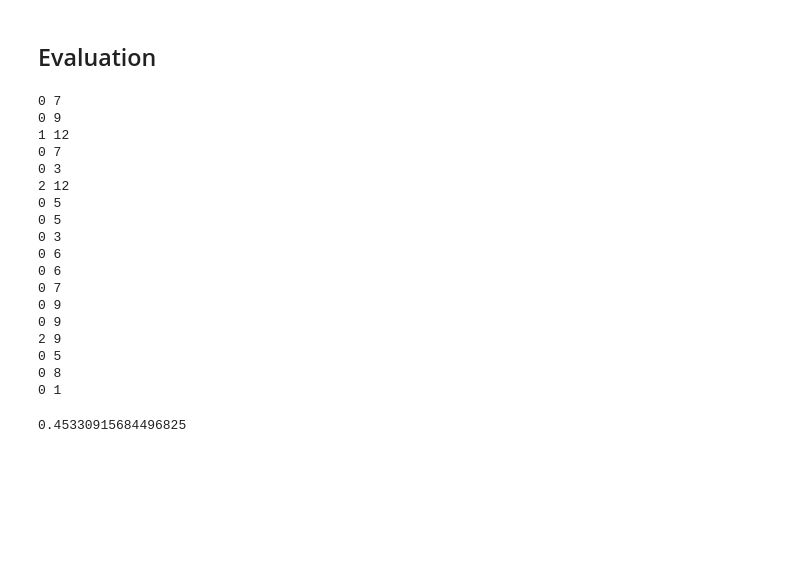
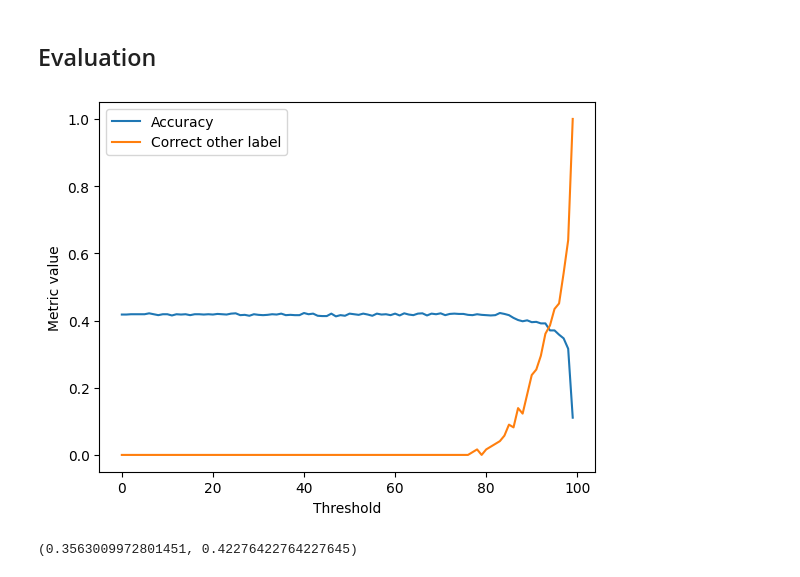
Before and after one commit to AbhinavJindl/open-set-emotion-recognition, a Jupyter notebook: Notebooks/main.ipynb, the cells around one changed output. Saved outputs shown, nothing was run; the diff lists cells and outputs as text; code cells hidden in the pictures; blank space fills up the shorter version.

Commit message:
Added some graphs to visualize the effect of other_label threshold

```diff
--- a/Notebooks/main.ipynb
+++ b/Notebooks/main.ipynb
@@ -524,7 +530,7 @@ AudioTextEmotionModel(
 ## Loss Function and Optimizer
 # %%
 loss_fn = nn.CrossEntropyLoss()
-optimizer = torch.optim.SGD(model.parameters(), lr=1e-3, momentum=0.9)
+optimizer = torch.optim.RMSprop(model.parameters(), lr=1e-3, momentum=0.9)
 # %% [markdown]
 ## Train!
 # %%
@@ -533,7 +539,7 @@ batch_size = 64
 train_dataloader = DataLoader(train_dataset, batch_size=batch_size)
 val_dataloader = DataLoader(val_dataset, batch_size=batch_size)
 test_dataloader = DataLoader(test_dataset, batch_size=batch_size, shuffle=True)
-num_epochs = 40
+num_epochs = 100
 # %%
 def accuracy(dataloader, model):
     size = len(dataloader.dataset)
@@ -625,54 +630,56 @@ def predict(label, model, text, spectrogram_data, n_simulations=100, threshold=0
         mode_counts[i] = torch.sum(predictions[:, i] == mode_val)
 
     mode_values[mode_counts <= threshold*n_simulations] = other_label
-    actual_other_label_counts = 0
-    correct_other_label = 0
+    actual_other_label = 0
+    correct_pred_of_other_label = 0
     for i in range(len(label)):
         l = label[i]
-        if l==6:
-            actual_other_label_counts+=1
+        if l==other_label:
+            actual_other_label+=1
             if mode_values[i]==6:
-                correct_other_label+=1
-    print(correct_other_label,actual_other_label_counts)
-    return mode_values
+                correct_pred_of_other_label+=1
 
-def evaluate(model, dataloader, device):
+    return mode_values, correct_pred_of_other_label, actual_other_label
+
+def evaluate(model, dataloader, device, threshold=0.6):
     # After setting the model to evaluation mode, call this function
     model.eval()
     set_dropout_to_train(model)
 
     size = len(dataloader.dataset)
     total_correct = 0
+    total_correct_pred_of_other_label, total_actual_other_label = 0,0
     for batch, (text, spectrogram_data, label) in enumerate(dataloader):
         text, spectrogram_data, label = text.to(device), spectrogram_data.to(device), label.to(device)
 
-        predicted = predict(label, model, text, spectrogram_data).cpu()
+        predicted, correct_pred_other_label_for_this_batch, actual_other_label_for_this_batch = predict(label, model, text, spectrogram_data, threshold=threshold)
+        predicted = predicted.cpu()
         actual = label.cpu()
         correct = predicted == actual
         total_correct += correct.sum().item()
-    return total_correct/size
+        total_correct_pred_of_other_label+=correct_pred_other_label_for_this_batch
+        total_actual_other_label+=actual_other_label_for_this_batch
 
-evaluate(model, test_dataloader, device)
+    return total_correct/size, total_correct_pred_of_other_label/total_actual_other_label
-# %% [output]
-0 7
-0 9
-1 12
-0 7
-0 3
-2 12
-0 5
-0 5
-0 3
-0 6
-0 6
-0 7
-0 9
-0 9
-2 9
-0 5
-0 8
-0 1
-0.45330915684496825
+# %%
+model_accuracy, correct_other_labels = [],[]
+for threshold_val in np.logspace(-2,0,100,endpoint=True):
+    model_accuracy_for_this_threshold, correct_other_label_for_this_threshold = evaluate(model,val_dataloader,device,threshold=threshold_val)
+    model_accuracy.append(model_accuracy_for_this_threshold)
+    correct_other_labels.append(correct_other_label_for_this_threshold)
+
+plt.plot(range(len(model_accuracy)),model_accuracy,label="Accuracy")
+plt.plot(range(len(correct_other_labels)),correct_other_labels,label="Correct other label")
+plt.xlabel("Threshold")
+plt.ylabel("Metric value")
+plt.legend()
+plt.show()
+# %% [output]
+[figure, added]
+# %%
+evaluate(model,test_dataloader,device,0.85)
+# %% [output]
+(0.3563009972801451, 0.42276422764227645)
 # %%
 # learn pytorch basic with some basic models and datasets
 # https://pytorch.org/tutorials/beginner/basics/quickstart_tutorial.html
```
Also changed, not shown: parts of 2 cells of this notebook.
